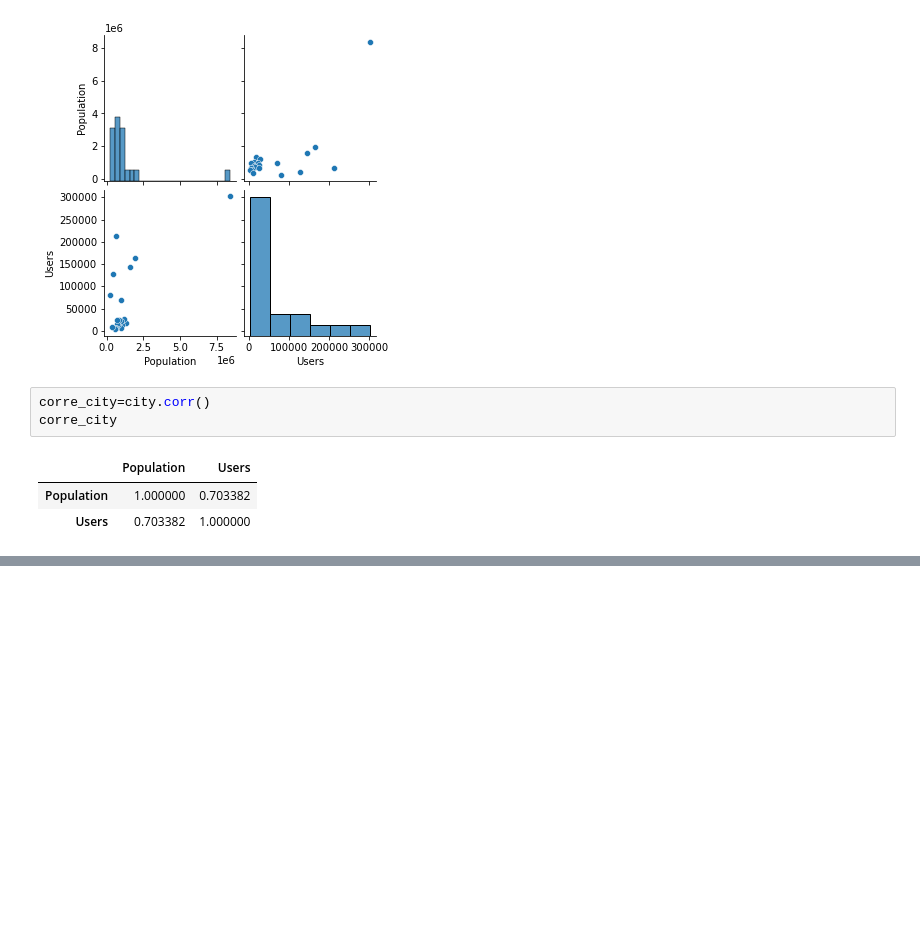
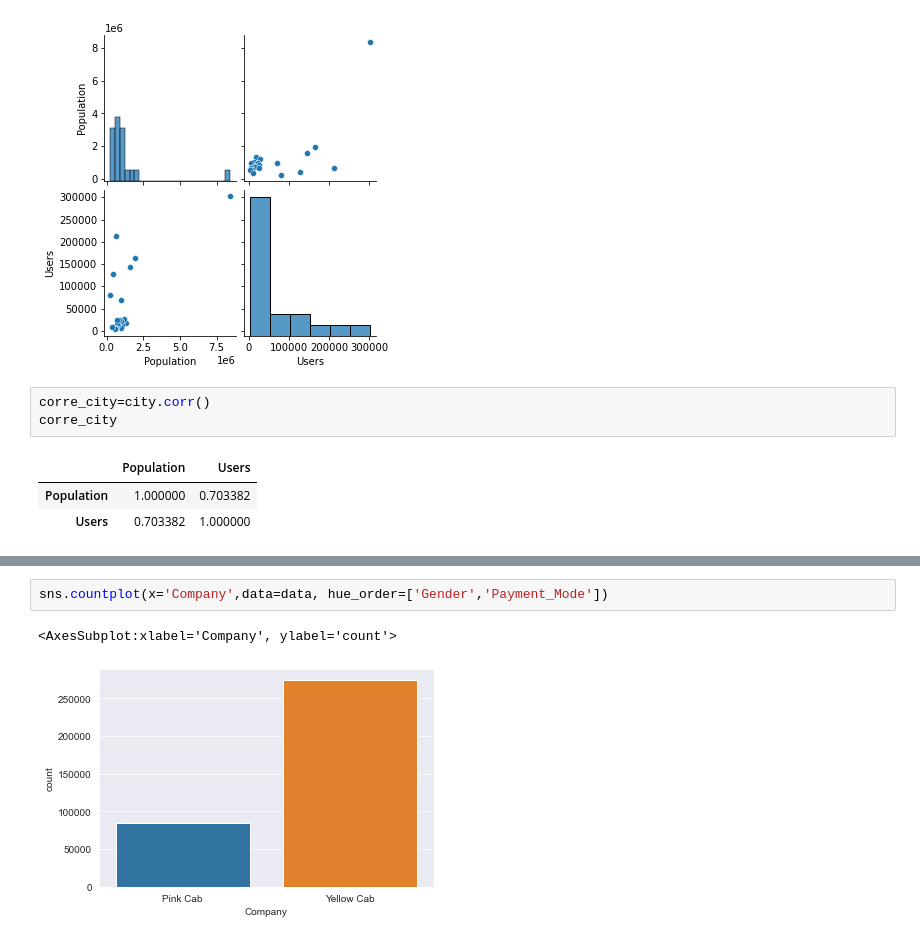
Before and after one commit to Judetheory/Cab_data_business_Analysis, a Jupyter notebook: cab_data.ipynb, the cells around one changed output, grey strips where cells are left out. Drawn from its saved outputs; the diff is of its cells as text; blank space fills up the shorter version.

```diff
--- a/cab_data.ipynb
+++ b/cab_data.ipynb
@@ -306,0 +389,5 @@ Statistical Description of Columns
+# %%
+sns.countplot(x='Company',data=data, hue_order=['Gender','Payment_Mode'])
+# %% [output]
+<AxesSubplot:xlabel='Company', ylabel='count'>
+[figure, added]
```
Also changed, not shown: parts of 9 cells of this notebook.
